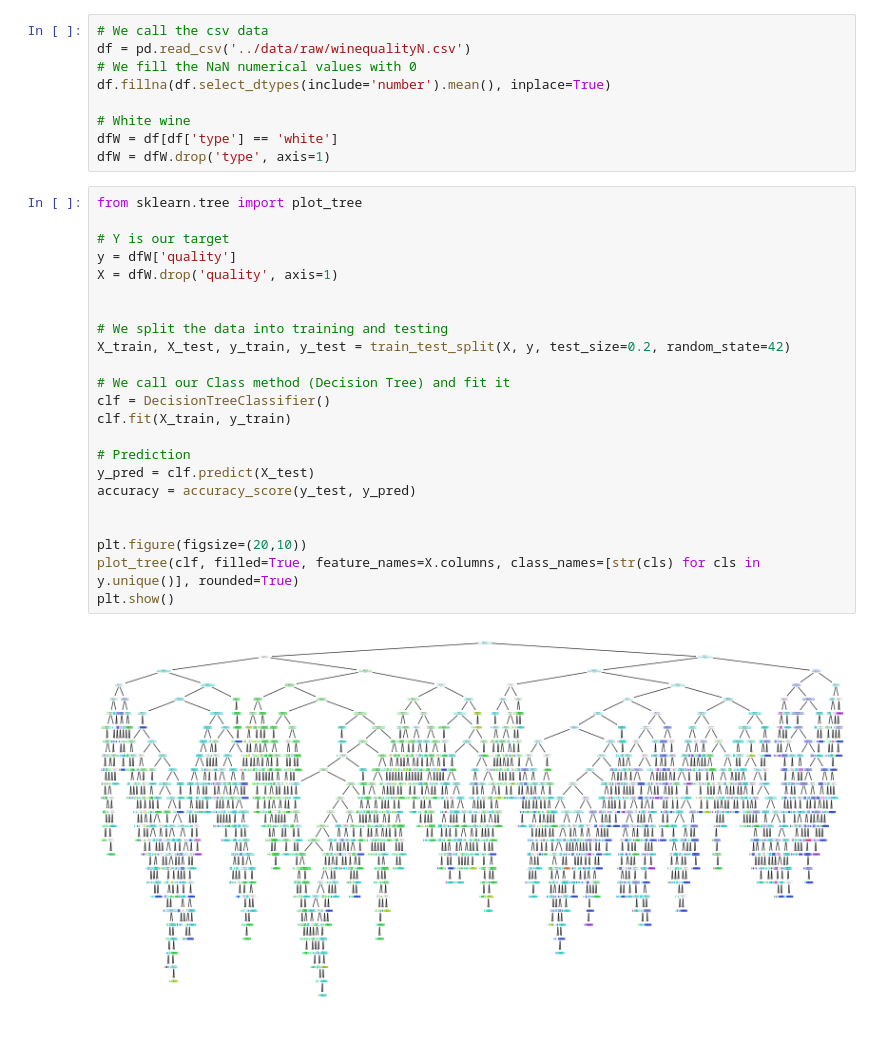
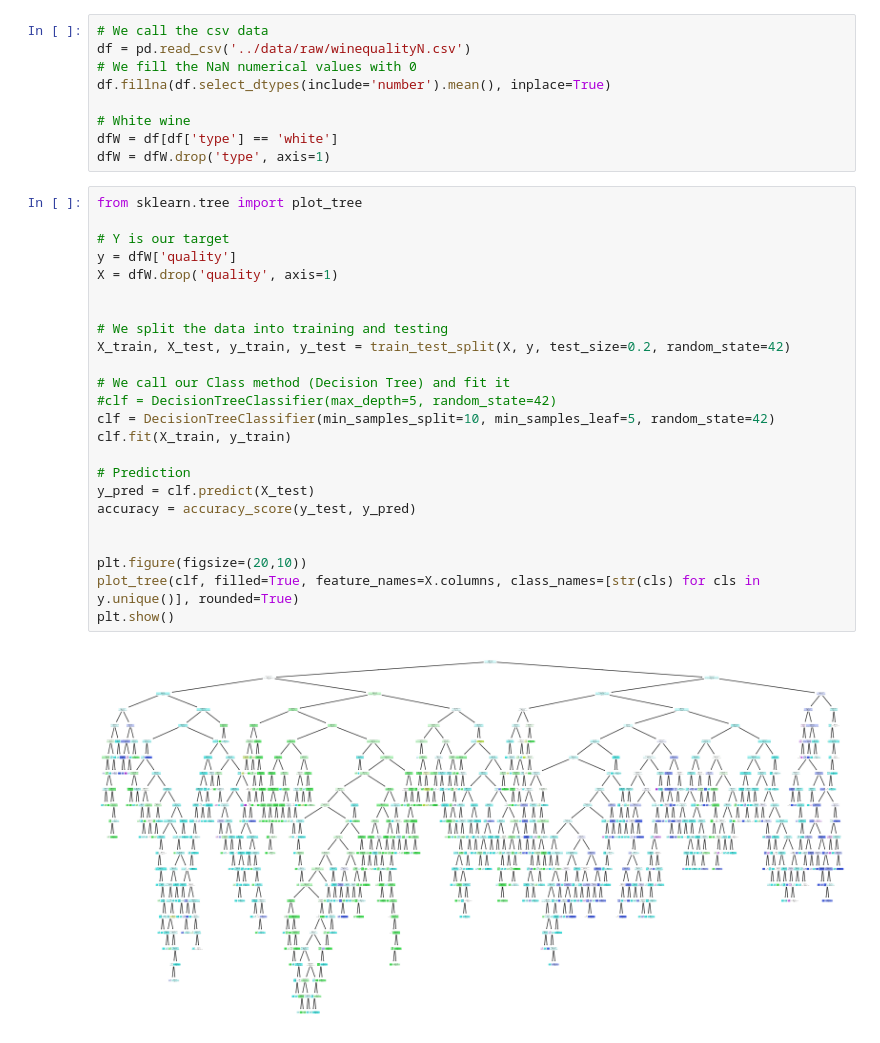
Before and after one commit to nabrego/WinePrediction, a Jupyter notebook: WineEDA/Decision_tree.ipynb, the cells around one changed output. Drawn from its saved outputs; the diff is of its cells as text.

Commit message:
Decision tree

```diff
--- a/WineEDA/Decision_tree.ipynb
+++ b/WineEDA/Decision_tree.ipynb
@@ -18,25 +18,26 @@ dfW = dfW.drop('type', axis=1)
 # %%
 from sklearn.tree import plot_tree
 
 # Y is our target
 y = dfW['quality']
 X = dfW.drop('quality', axis=1)
 
 
 # We split the data into training and testing
 X_train, X_test, y_train, y_test = train_test_split(X, y, test_size=0.2, random_state=42)
 
 # We call our Class method (Decision Tree) and fit it
-clf = DecisionTreeClassifier()
+#clf = DecisionTreeClassifier(max_depth=5, random_state=42)
+clf = DecisionTreeClassifier(min_samples_split=10, min_samples_leaf=5, random_state=42)
 clf.fit(X_train, y_train)
 
 # Prediction
 y_pred = clf.predict(X_test)
 accuracy = accuracy_score(y_test, y_pred)
 
 
 plt.figure(figsize=(20,10))
 plot_tree(clf, filled=True, feature_names=X.columns, class_names=[str(cls) for cls in y.unique()], rounded=True)
 plt.show()
 # %% [output]
-[figure, old version]
+[figure, new version]
```
